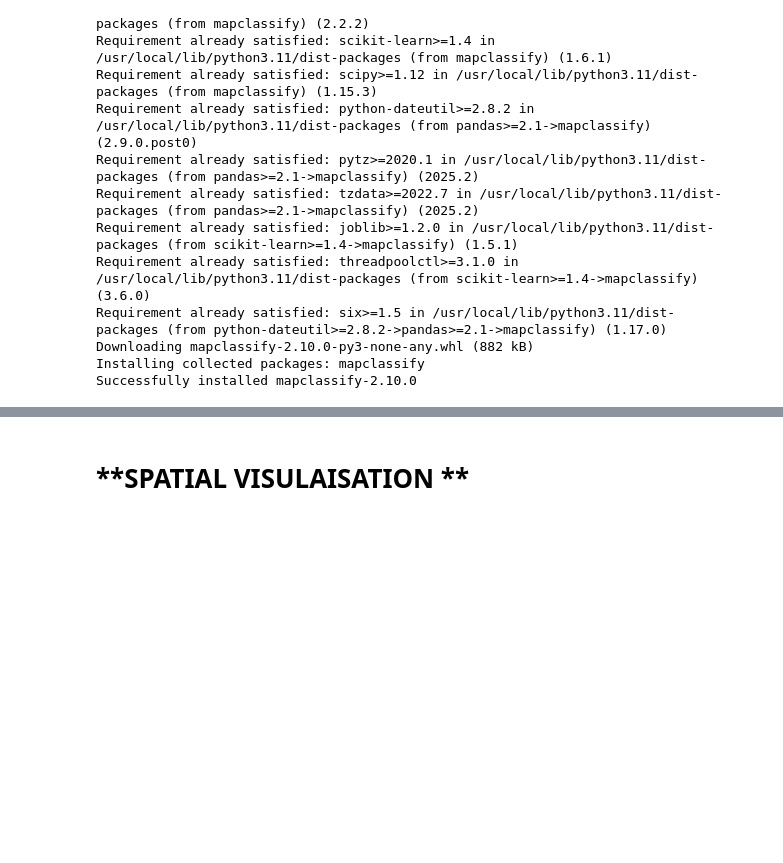
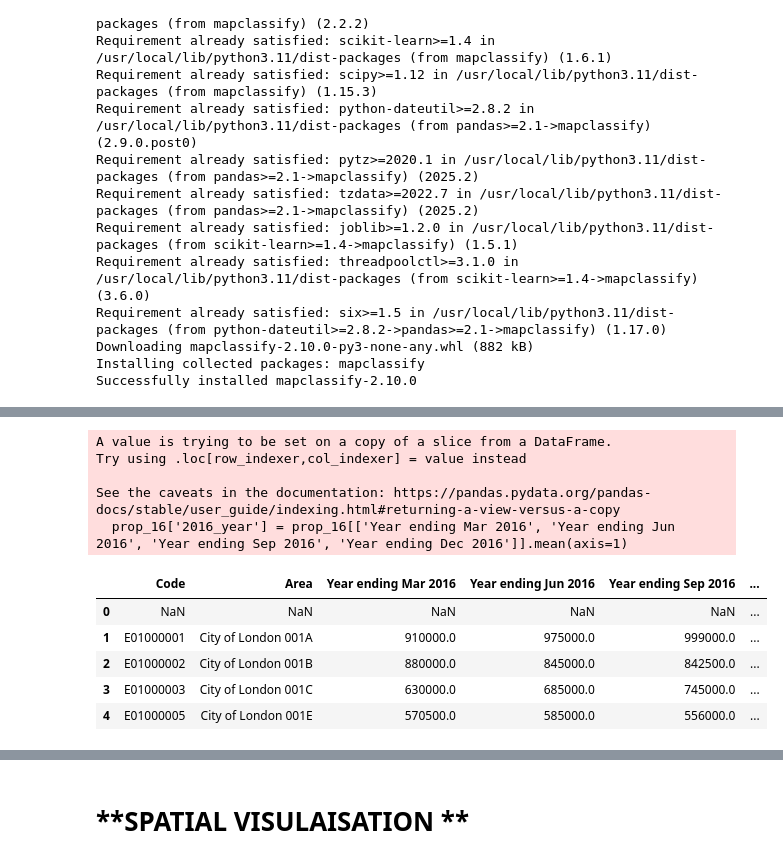
Before and after one commit to Jonathan-C-Barrett/GEOG5990M, a Jupyter notebook: GEOG5003M_Final_Project_template.ipynb, the cells around one changed output, grey strips where cells are left out. Saved outputs shown, nothing was run; the diff lists cells and outputs as text; code cells hidden in the pictures; blank space fills up the shorter version.

```diff
--- a/GEOG5003M_Final_Project_template.ipynb
+++ b/GEOG5003M_Final_Project_template.ipynb
@@ -68,0 +103,16 @@ prop_16.info()
+# %%
+#create a column of mean value to counter missing values
+prop_16['2016_year'] = prop_16[['Year ending Mar 2016', 'Year ending Jun 2016', 'Year ending Sep 2016', 'Year ending Dec 2016']].mean(axis=1)
+prop_16.head()
+# %% [output]
+A value is trying to be set on a copy of a slice from a DataFrame.
+Try using .loc[row_indexer,col_indexer] = value instead
+
+See the caveats in the documentation: https://pandas.pydata.org/pandas-docs/stable/user_guide/indexing.html#returning-a-view-versus-a-copy
+  prop_16['2016_year'] = prop_16[['Year ending Mar 2016', 'Year ending Jun 2016', 'Year ending Sep 2016', 'Year ending Dec 2016']].mean(axis=1)
+|  | Code | Area | Year ending Mar 2016 | Year ending Jun 2016 | Year ending Sep 2016 | ... |
+| 0 | NaN | NaN | NaN | NaN | NaN | ... |
+| 1 | E01000001 | City of London 001A | 910000.0 | 975000.0 | 999000.0 | ... |
+| 2 | E01000002 | City of London 001B | 880000.0 | 845000.0 | 842500.0 | ... |
+| 3 | E01000003 | City of London 001C | 630000.0 | 685000.0 | 745000.0 | ... |
+| 4 | E01000005 | City of London 001E | 570500.0 | 585000.0 | 556000.0 | ... |
```
Also changed, not shown: parts of 27 cells of this notebook.
